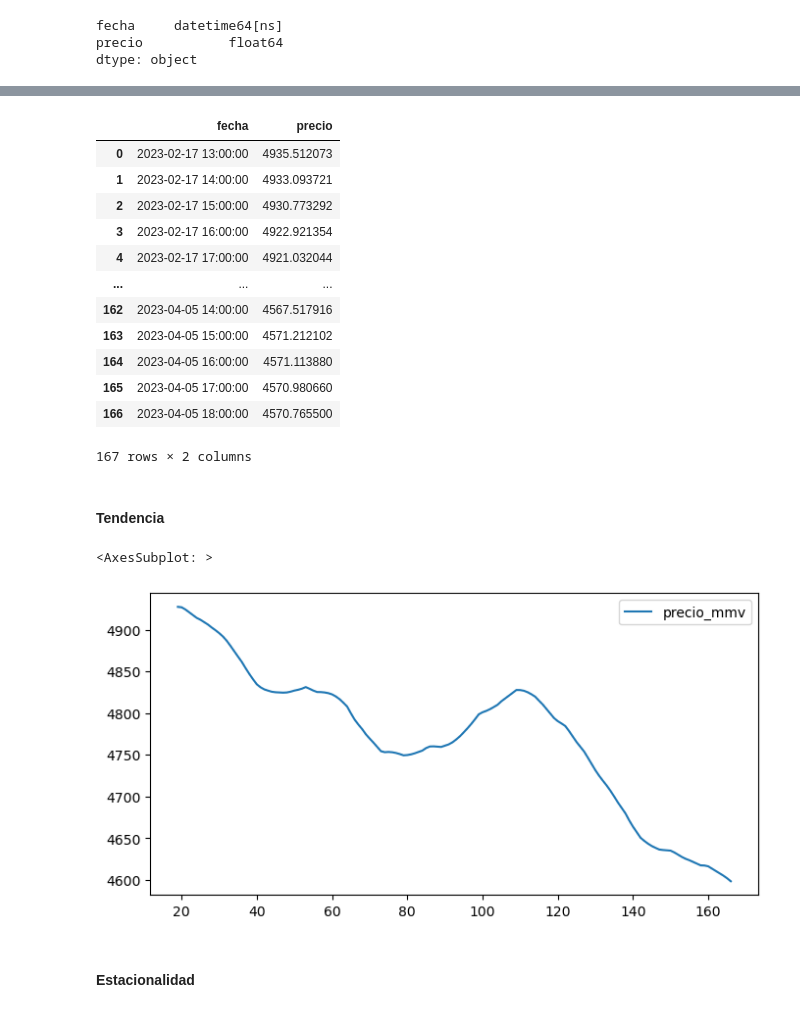
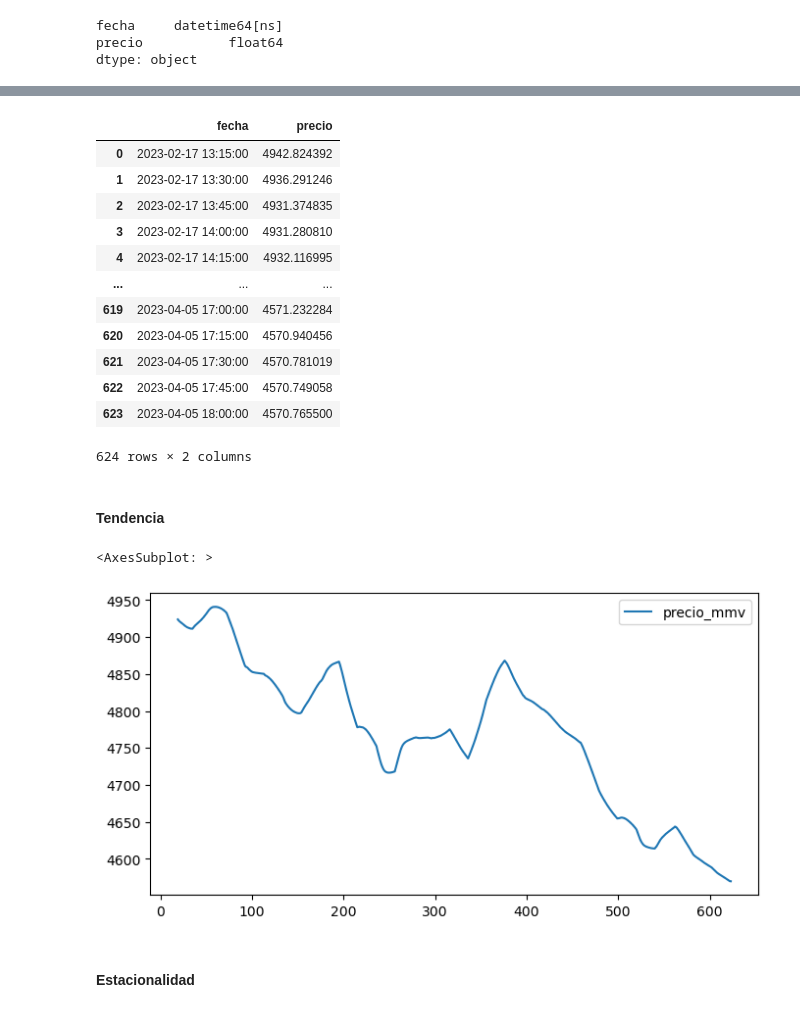
Before and after one commit to german-arq/MIA-Electiva-3-Proyecto-Final, a Jupyter notebook: analisis.ipynb, the cells around one changed output, grey strips where cells are left out. Drawn from its saved outputs; the diff is of its cells as text; code cells hidden in the pictures.

```diff
--- a/analisis.ipynb
+++ b/analisis.ipynb
@@ -54,12 +54,12 @@ df_dollar_hourly_price
 # %%
 # Renombro columnas
-df_dollar_hourly_price = df_dollar_hourly_price.rename(columns={'valor':'precio'})
+df_dollar_15min_price = df_dollar_15min_price.rename(columns={'valor':'precio'})
 # %% [markdown]
 ### Explorar los datos
 # %%
 # Elimino nulos
-df_dollar_hourly_price = df_dollar_hourly_price.dropna()
+df_dollar_15min_price = df_dollar_15min_price.dropna()
 # %%
 # Elimino duplicados
-df_dollar_hourly_price = df_dollar_hourly_price.drop_duplicates()
+df_dollar_15min_price = df_dollar_15min_price.drop_duplicates()
 # %%
@@ -70,6 +70,6 @@ precio           float64
 dtype: object
 # %%
 # Ordeno por fechas
-df_dollar_hourly_price = df_dollar_hourly_price.sort_values(by='fecha')
-df_dollar_hourly_price = df_dollar_hourly_price.reset_index(drop=True)
+df_dollar_15min_price = df_dollar_15min_price.sort_values(by='fecha')
+df_dollar_15min_price = df_dollar_15min_price.reset_index(drop=True)
 # %%
@@ -92,18 +92,18 @@ df_dollar_hourly_price.plot(x='fecha', y=['precio'], figsize=(8,4))
 # %%
-df_dollar_hourly_price
+df_dollar_15min_price
 # %% [output]
 |  | fecha | precio |
-| 0 | 2023-02-17 13:00:00 | 4935.512073 |
-| 1 | 2023-02-17 14:00:00 | 4933.093721 |
-| 2 | 2023-02-17 15:00:00 | 4930.773292 |
-| 3 | 2023-02-17 16:00:00 | 4922.921354 |
-| 4 | 2023-02-17 17:00:00 | 4921.032044 |
+| 0 | 2023-02-17 13:15:00 | 4942.824392 |
+| 1 | 2023-02-17 13:30:00 | 4936.291246 |
+| 2 | 2023-02-17 13:45:00 | 4931.374835 |
+| 3 | 2023-02-17 14:00:00 | 4931.280810 |
+| 4 | 2023-02-17 14:15:00 | 4932.116995 |
 | ... | ... | ... |
-| 162 | 2023-04-05 14:00:00 | 4567.517916 |
-| 163 | 2023-04-05 15:00:00 | 4571.212102 |
-| 164 | 2023-04-05 16:00:00 | 4571.113880 |
-| 165 | 2023-04-05 17:00:00 | 4570.980660 |
-| 166 | 2023-04-05 18:00:00 | 4570.765500 |
+| 619 | 2023-04-05 17:00:00 | 4571.232284 |
+| 620 | 2023-04-05 17:15:00 | 4570.940456 |
+| 621 | 2023-04-05 17:30:00 | 4570.781019 |
+| 622 | 2023-04-05 17:45:00 | 4570.749058 |
+| 623 | 2023-04-05 18:00:00 | 4570.765500 |
-167 rows × 2 columns
+624 rows × 2 columns
 # %%
 # Guardo el dataset procesado
@@ -112,12 +112,12 @@ df_dollar_hourly_price.to_csv('dollar_hourly_price.csv', index=False)
 #### Tendencia
 # %%
 # Media movil
-df_mmv = pd.DataFrame({'fecha':df_dollar_hourly_price['fecha']})
-df_mmv['precio_mmv'] = df_dollar_hourly_price['precio'].rolling(window=20).mean()
+df_mmv = pd.DataFrame({'fecha':df_dollar_15min_price['fecha']})
+df_mmv['precio_mmv'] = df_dollar_15min_price['precio'].rolling(window=20).mean()
 df_mmv.plot(y=['precio_mmv'], figsize=(8,4))
 # %% [output]
 <AxesSubplot: >
-[figure, old version]
+[figure, new version]
 # %% [markdown]
 #### Estacionalidad
 # %%
```
Also changed, not shown: parts of 19 cells of this notebook, 5 other files.
